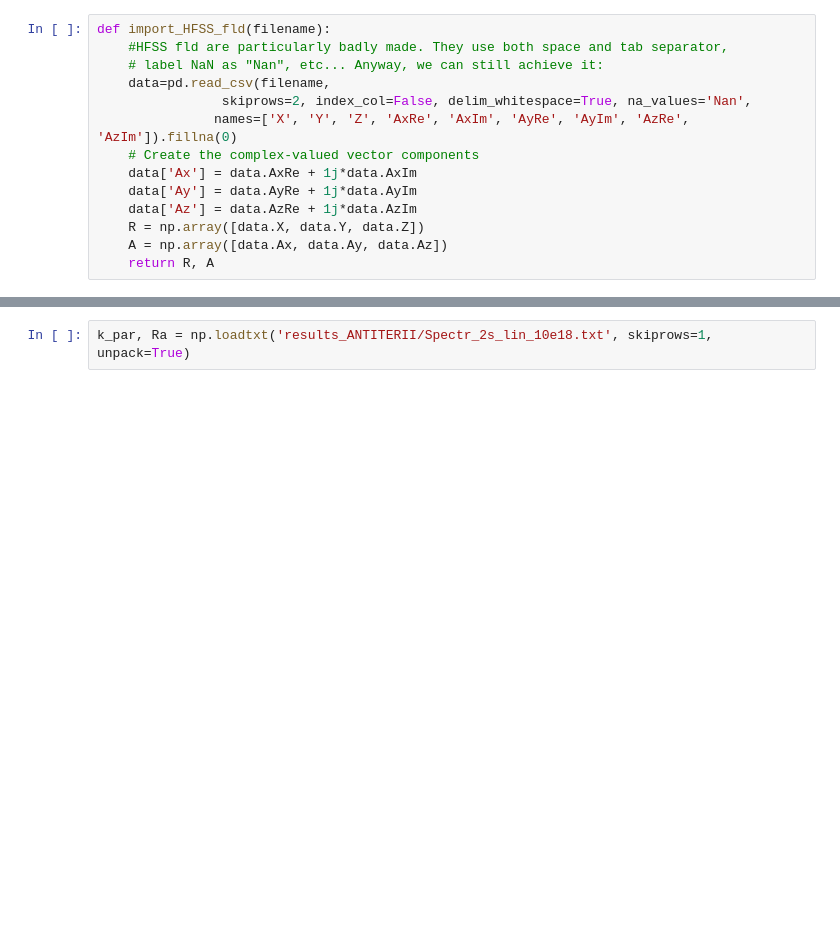
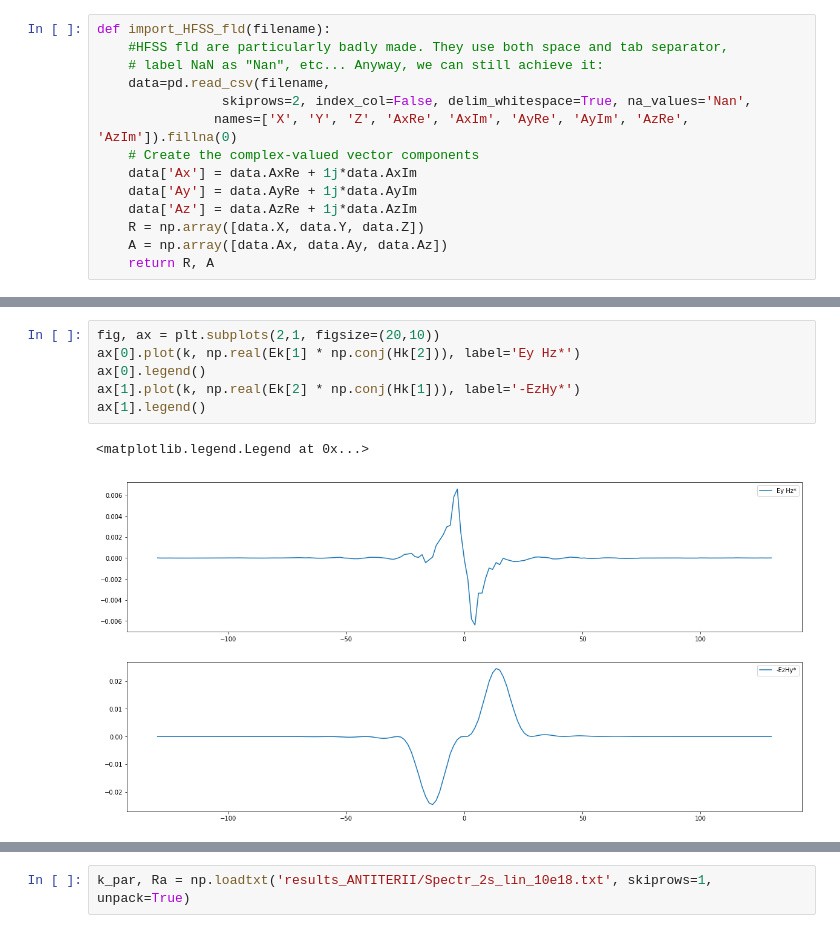
Before and after one commit to jhillairet/SOFT2018_Cold_Plasma_Modeling, a Jupyter notebook: Notebooks/IC/ICRH Summary Results.ipynb, the cells around one changed output, grey strips where cells are left out. Drawn from its saved outputs; the diff is of its cells as text; blank space fills up the shorter version.

```diff
--- a/Notebooks/IC/ICRH Summary Results.ipynb
+++ b/Notebooks/IC/ICRH Summary Results.ipynb
@@ -118,3 +145,12 @@ kz2, p2 = calculate_spectrum(-R2[2], E2, H2, f=50e6)
+# %%
+fig, ax = plt.subplots(2,1, figsize=(20,10))
+ax[0].plot(k, np.real(Ek[1] * np.conj(Hk[2])), label='Ey Hz*')
+ax[0].legend()
+ax[1].plot(k, np.real(Ek[2] * np.conj(Hk[1])), label='-EzHy*')
+ax[1].legend()
+# %% [output]
+<matplotlib.legend.Legend at 0x...>
+[figure, added]
 # %%
 fig,ax=plt.subplots(2, 1, sharex=True)
 ax[0].plot(R[2], np.real(E[0]), label='|Ex|')
```
Also changed, not shown: parts of 11 cells of this notebook, 2 other files.
